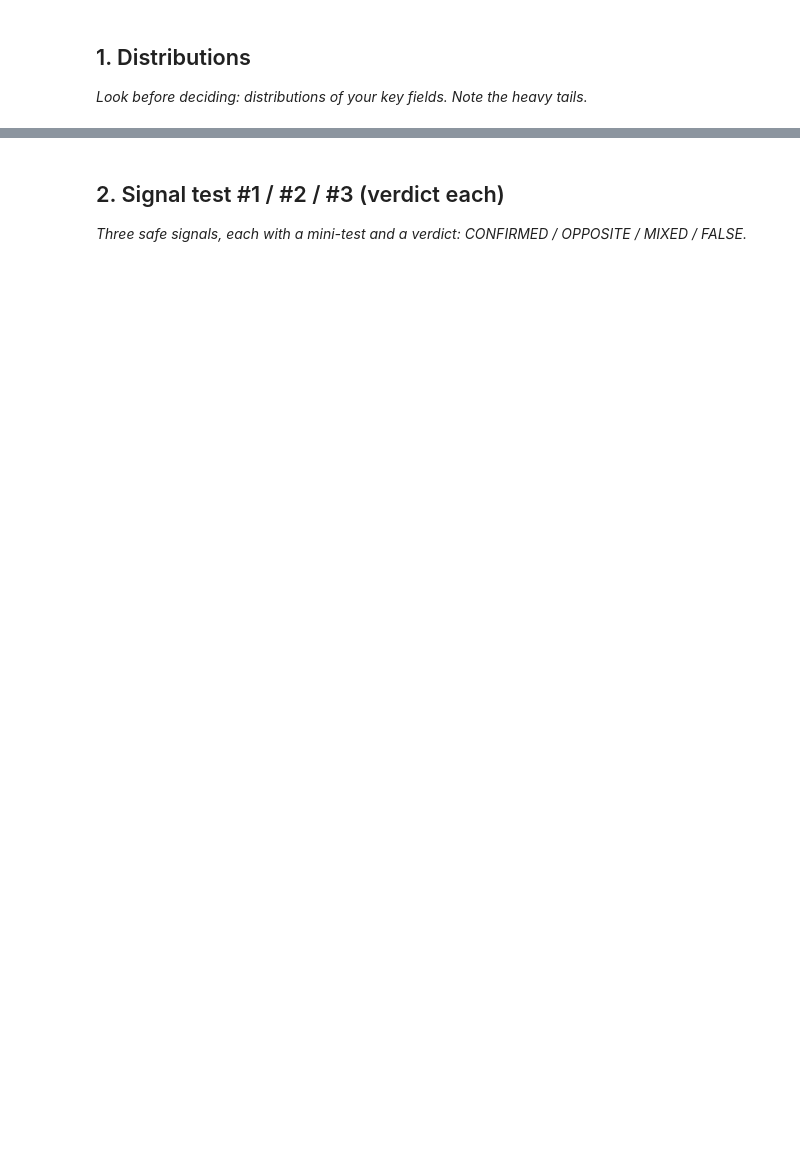
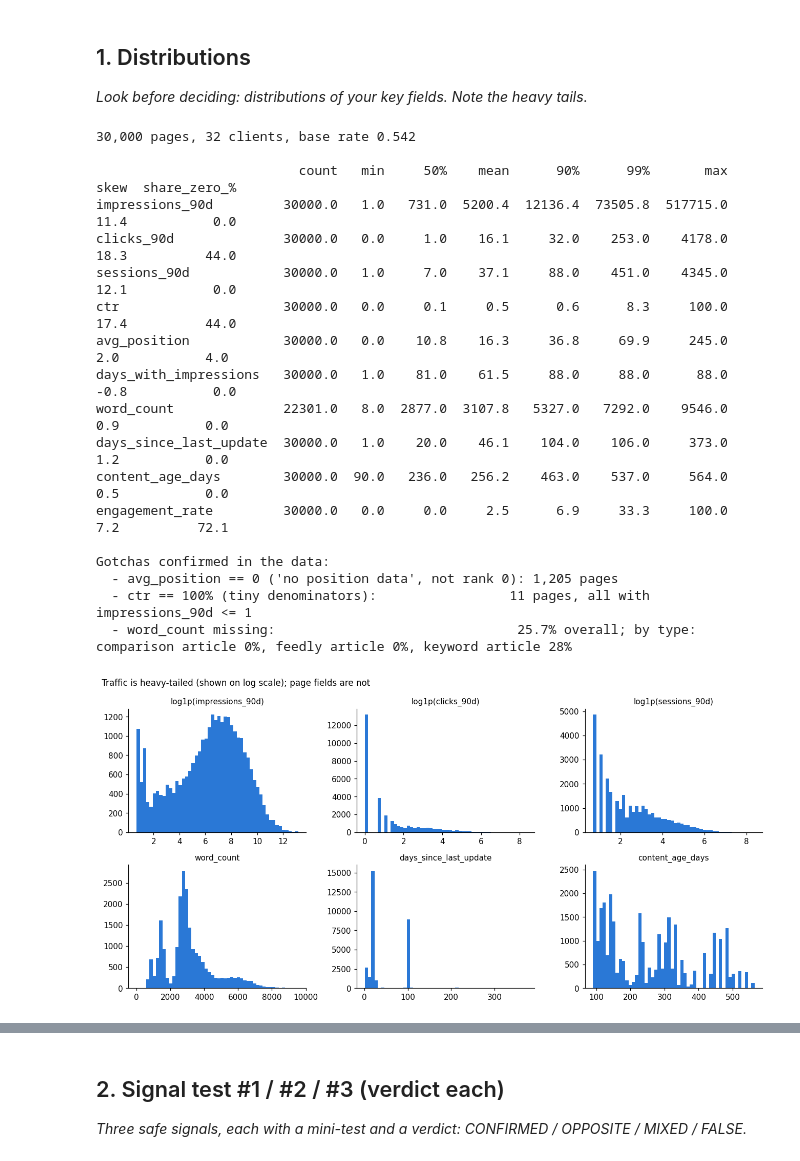
Before and after one commit to quangptt0910/flyrank-ml-internship-starter, a Jupyter notebook: work/notebooks/w04_signal_audit.ipynb, the cells around one changed output, grey strips where cells are left out. Cells and saved outputs as stored; diff of their text form; code cells hidden in the pictures; blank space fills up the shorter version.

```diff
--- a/work/notebooks/w04_signal_audit.ipynb
+++ b/work/notebooks/w04_signal_audit.ipynb
@@ -10,3 +26,67 @@ This skeleton is yours to fill. Work the sections **in order** — each one has
 ## 1. Distributions
 
 *Look before deciding: distributions of your key fields. Note the heavy tails.*
+# %%
+import numpy as np
+import pandas as pd
+import matplotlib.pyplot as plt
+from pathlib import Path
+
+def find(rel):
+    for base in [Path("."), Path(".."), Path("../..")]:
+        if (base / rel).exists():
+            return base / rel
+    raise FileNotFoundError(rel)
+
+df = pd.read_csv(find("data/raw/content_refresh_anonymized.csv"))
+df["is_declining_label"] = (df["trend_direction"] == "down").astype(int)
+BASE = df["is_declining_label"].mean()
+print(f"{len(df):,} pages, {df['client_id'].nunique()} clients, base rate {BASE:.3f}\n")
+
+KEY = ["impressions_90d", "clicks_90d", "sessions_90d", "ctr", "avg_position", "days_with_impressions",
+       "word_count", "days_since_last_update", "content_age_days", "engagement_rate"]
+desc = df[KEY].describe(percentiles=[0.5, 0.9, 0.99]).T[["count", "min", "50%", "mean", "90%", "99%", "max"]]
+desc["skew"] = df[KEY].skew()
+desc["share_zero_%"] = (df[KEY] == 0).mean() * 100
+print(desc.round(1).to_string())
+
+print("\nGotchas confirmed in the data:")
+print(f"  - avg_position == 0 ('no position data', not rank 0): {(df['avg_position'] == 0).sum():,} pages")
+print(f"  - ctr == 100% (tiny denominators):                 {(df['ctr'] >= 100).sum():,} pages, "
+      f"all with impressions_90d <= {df.loc[df['ctr'] >= 100, 'impressions_90d'].max():,}")
+wc_miss = df.groupby("content_type")["word_count"].apply(lambda s: s.isna().mean())
+print(f"  - word_count missing:                               {df['word_count'].isna().mean():.1%} overall; by type: "
+      + ", ".join(f"{k} {v:.0%}" for k, v in wc_miss.items()))
+
+fig, axes = plt.subplots(2, 3, figsize=(12, 6), dpi=110)
+for ax, col in zip(axes.flat, ["impressions_90d", "clicks_90d", "sessions_90d"]):
+    ax.hist(np.log1p(df[col]), bins=50, color="#2a78d6")
+    ax.set_title(f"log1p({col})", fontsize=10)
+for ax, col in zip(axes.flat[3:], ["word_count", "days_since_last_update", "content_age_days"]):
+    ax.hist(df[col].dropna(), bins=50, color="#2a78d6")
+    ax.set_title(col, fontsize=10)
+for ax in axes.flat:
+    ax.spines[["top", "right"]].set_visible(False)
+fig.suptitle("Traffic is heavy-tailed (shown on log scale); page fields are not", x=0.01, ha="left", fontsize=11)
+fig.tight_layout()
+plt.show()
+# %% [output]
+30,000 pages, 32 clients, base rate 0.542
+
+                          count   min     50%    mean      90%      99%       max  skew  share_zero_%
+impressions_90d         30000.0   1.0   731.0  5200.4  12136.4  73505.8  517715.0  11.4           0.0
+clicks_90d              30000.0   0.0     1.0    16.1     32.0    253.0    4178.0  18.3          44.0
+sessions_90d            30000.0   1.0     7.0    37.1     88.0    451.0    4345.0  12.1           0.0
+ctr                     30000.0   0.0     0.1     0.5      0.6      8.3     100.0  17.4          44.0
+avg_position            30000.0   0.0    10.8    16.3     36.8     69.9     245.0   2.0           4.0
+days_with_impressions   30000.0   1.0    81.0    61.5     88.0     88.0      88.0  -0.8           0.0
+word_count              22301.0   8.0  2877.0  3107.8   5327.0   7292.0    9546.0   0.9           0.0
+days_since_last_update  30000.0   1.0    20.0    46.1    104.0    106.0     373.0   1.2           0.0
+content_age_days        30000.0  90.0   236.0   256.2    463.0    537.0     564.0   0.5           0.0
+engagement_rate         30000.0   0.0     0.0     2.5      6.9     33.3     100.0   7.2          72.1
+
+Gotchas confirmed in the data:
+  - avg_position == 0 ('no position data', not rank 0): 1,205 pages
+  - ctr == 100% (tiny denominators):                 11 pages, all with impressions_90d <= 1
+  - word_count missing:                               25.7% overall; by type: comparison article 0%, feedly article 0%, keyword article 28%
+[figure, added]
```
Also changed, not shown: parts of 17 cells of this notebook.
